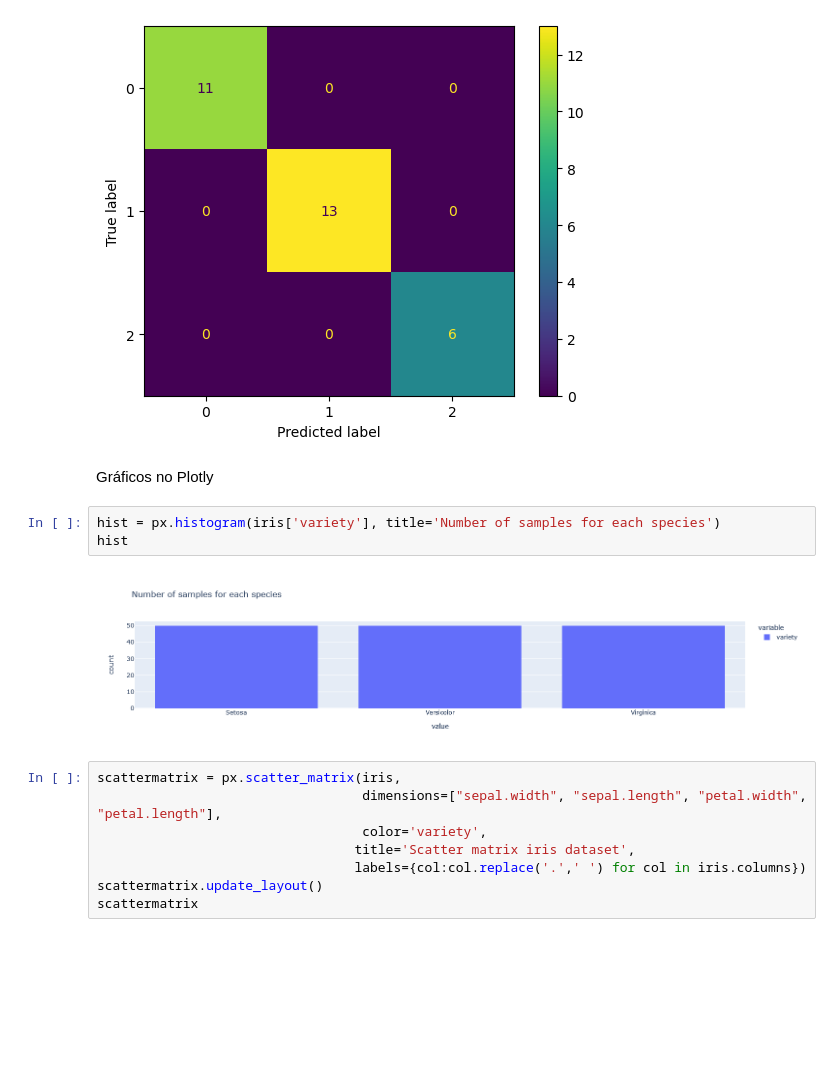
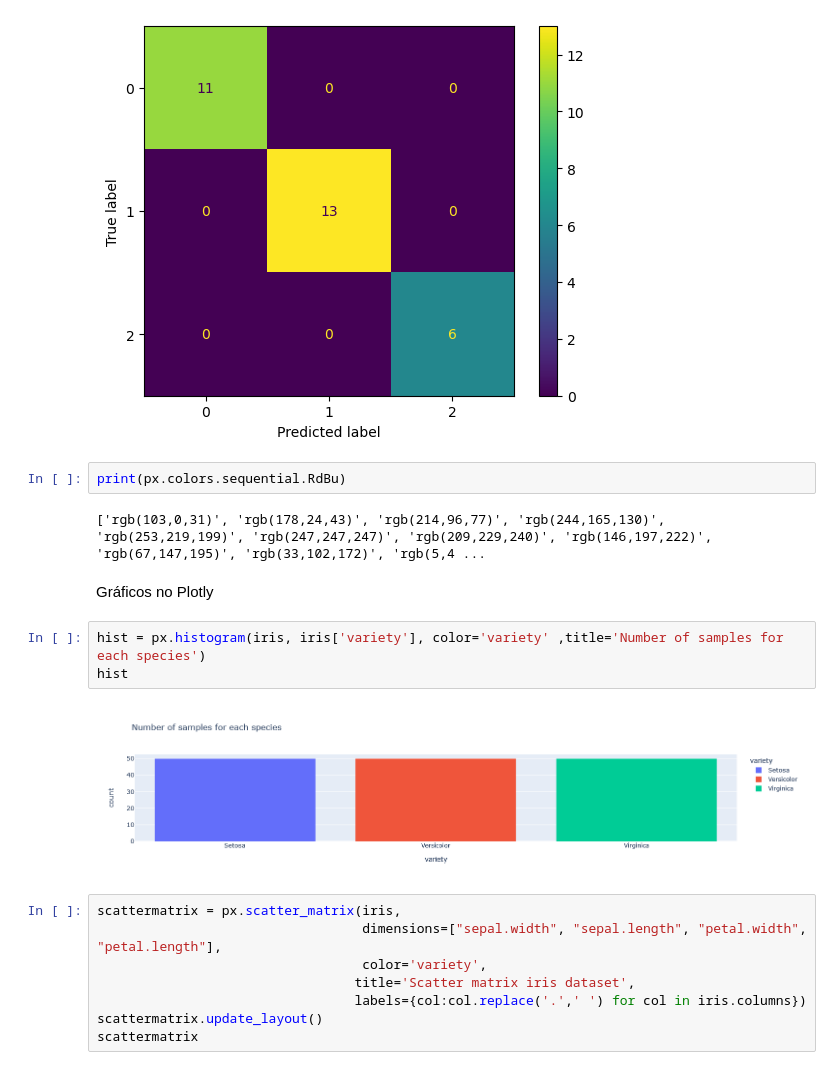
Before and after one commit to IgorEisenlohr/DataScience, a Jupyter notebook: Iris.ipynb, the cells around one changed output. Cells and saved outputs as stored; diff of their text form; blank space fills up the shorter version.

Commit message:
Alterando cor do histograma

```diff
--- a/Iris.ipynb
+++ b/Iris.ipynb
@@ -195,13 +195,17 @@ cm.plot()
 # %% [output]
 <sklearn.metrics._plot.confusion_matrix.ConfusionMatrixDisplay at 0x...>
 [figure]
+# %%
+print(px.colors.sequential.RdBu)
+# %% [output]
+['rgb(103,0,31)', 'rgb(178,24,43)', 'rgb(214,96,77)', 'rgb(244,165,130)', 'rgb(253,219,199)', 'rgb(247,247,247)', 'rgb(209,229,240)', 'rgb(146,197,222)', 'rgb(67,147,195)', 'rgb(33,102,172)', 'rgb(5,4 ...
 # %% [markdown]
 Gráficos no Plotly
 # %%
-hist = px.histogram(iris['variety'], title='Number of samples for each species')
+hist = px.histogram(iris, iris['variety'], color='variety' ,title='Number of samples for each species')
 hist
 # %% [output]
-[figure, old version]
+[figure, new version]
 # %%
 scattermatrix = px.scatter_matrix(iris,
                                   dimensions=["sepal.width", "sepal.length", "petal.width", "petal.length"],
```
Also changed, not shown: parts of 1 cell of this notebook.
